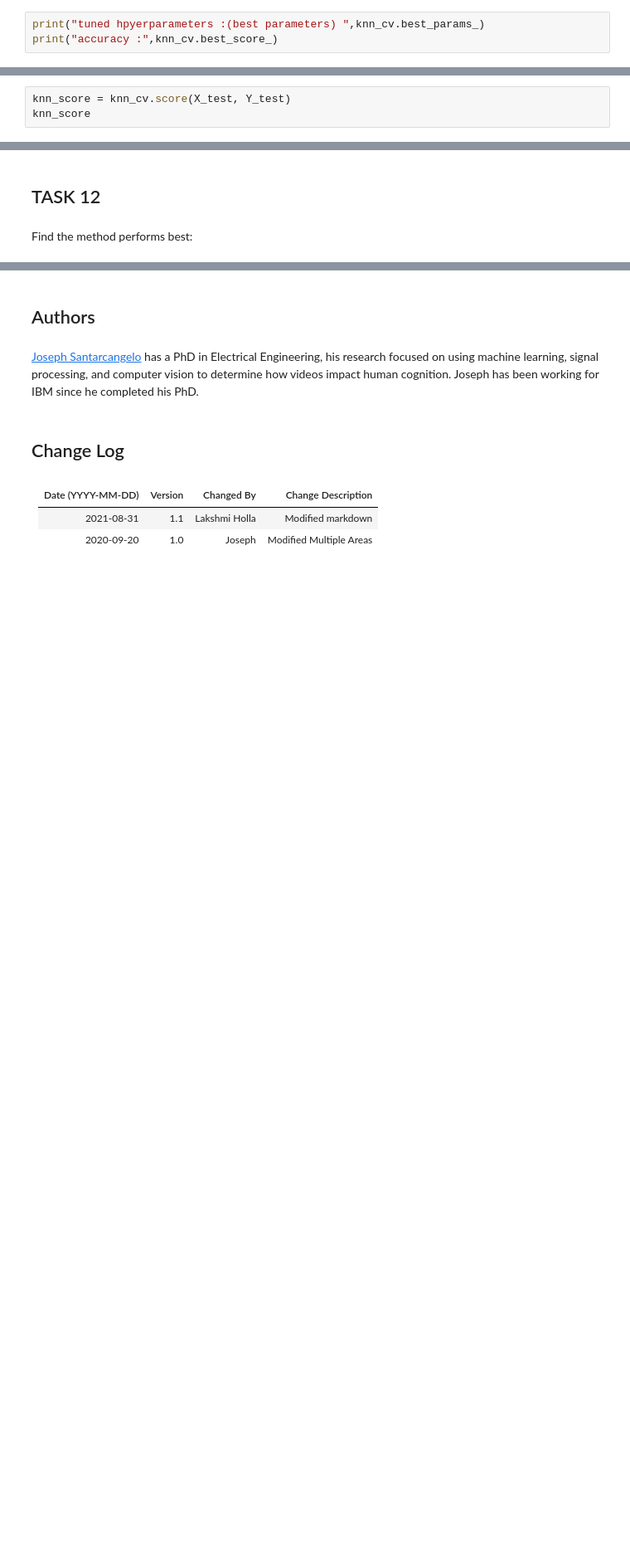
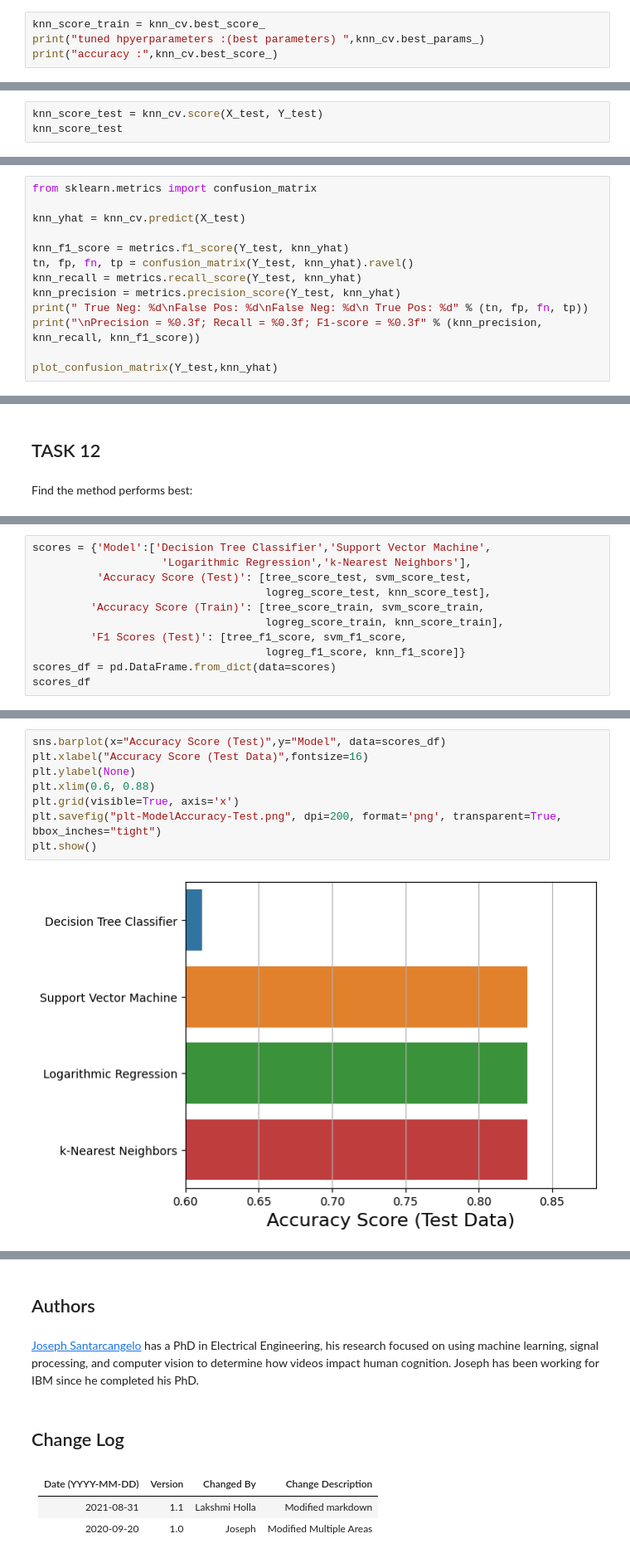
Before and after one commit to renjiths66/Applied-Data-Science-Capstone-FInal-, a Jupyter notebook: SpaceX_Machine Learning Prediction_Part_5.ipynb, the cells around one changed output, grey strips where cells are left out. Shown at 83% size. Saved outputs shown, nothing was run; the diff lists cells and outputs as text; blank space fills up the shorter version.

```diff
--- a/SpaceX_Machine Learning Prediction_Part_5.ipynb
+++ b/SpaceX_Machine Learning Prediction_Part_5.ipynb
@@ -325,6 +319,7 @@ GridSearchCV(cv=10, estimator=KNeighborsClassifier(),
                          'n_neighbors': [1, 2, 3, 4, 5, 6, 7, 8, 9, 10],
                          'p': [1, 2]})
 # %%
+knn_score_train = knn_cv.best_score_
 print("tuned hpyerparameters :(best parameters) ",knn_cv.best_params_)
 print("accuracy :",knn_cv.best_score_)
 # %% [output]
@@ -335,8 +330,8 @@ accuracy : 0.8482142857142858
 # %% [markdown]
 Calculate the accuracy of tree_cv on the test data using the method <code>score</code>:
 # %%
-knn_score = knn_cv.score(X_test, Y_test)
-knn_score
+knn_score_test = knn_cv.score(X_test, Y_test)
+knn_score_test
 # %% [output]
 0.8333333333333334
 # %% [markdown]
@@ -348,0 +339,13 @@ plot_confusion_matrix(Y_test,yhat)
+# %%
+from sklearn.metrics import confusion_matrix
+
+knn_yhat = knn_cv.predict(X_test)
+
+knn_f1_score = metrics.f1_score(Y_test, knn_yhat)
+tn, fp, fn, tp = confusion_matrix(Y_test, knn_yhat).ravel()
+knn_recall = metrics.recall_score(Y_test, knn_yhat)
+knn_precision = metrics.precision_score(Y_test, knn_yhat)
+print(" True Neg: %d\nFalse Pos: %d\nFalse Neg: %d\n True Pos: %d" % (tn, fp, fn, tp))
+print("\nPrecision = %0.3f; Recall = %0.3f; F1-score = %0.3f" % (knn_precision, knn_recall, knn_f1_score))
+
+plot_confusion_matrix(Y_test,knn_yhat)
@@ -363,0 +364,11 @@ scores
+# %%
+scores = {'Model':['Decision Tree Classifier','Support Vector Machine',
+                    'Logarithmic Regression','k-Nearest Neighbors'],
+          'Accuracy Score (Test)': [tree_score_test, svm_score_test,
+                                    logreg_score_test, knn_score_test],
+         'Accuracy Score (Train)': [tree_score_train, svm_score_train,
+                                    logreg_score_train, knn_score_train],
+         'F1 Scores (Test)': [tree_f1_score, svm_f1_score,
+                                    logreg_f1_score, knn_f1_score]}
+scores_df = pd.DataFrame.from_dict(data=scores)
+scores_df
@@ -363,0 +381,10 @@ scores
+# %%
+sns.barplot(x="Accuracy Score (Test)",y="Model", data=scores_df)
+plt.xlabel("Accuracy Score (Test Data)",fontsize=16)
+plt.ylabel(None)
+plt.xlim(0.6, 0.88)
+plt.grid(visible=True, axis='x')
+plt.savefig("plt-ModelAccuracy-Test.png", dpi=200, format='png', transparent=True, bbox_inches="tight")
+plt.show()
+# %% [output]
+[figure, added]
```
Also changed, not shown: parts of 19 cells of this notebook, 3 other files.
